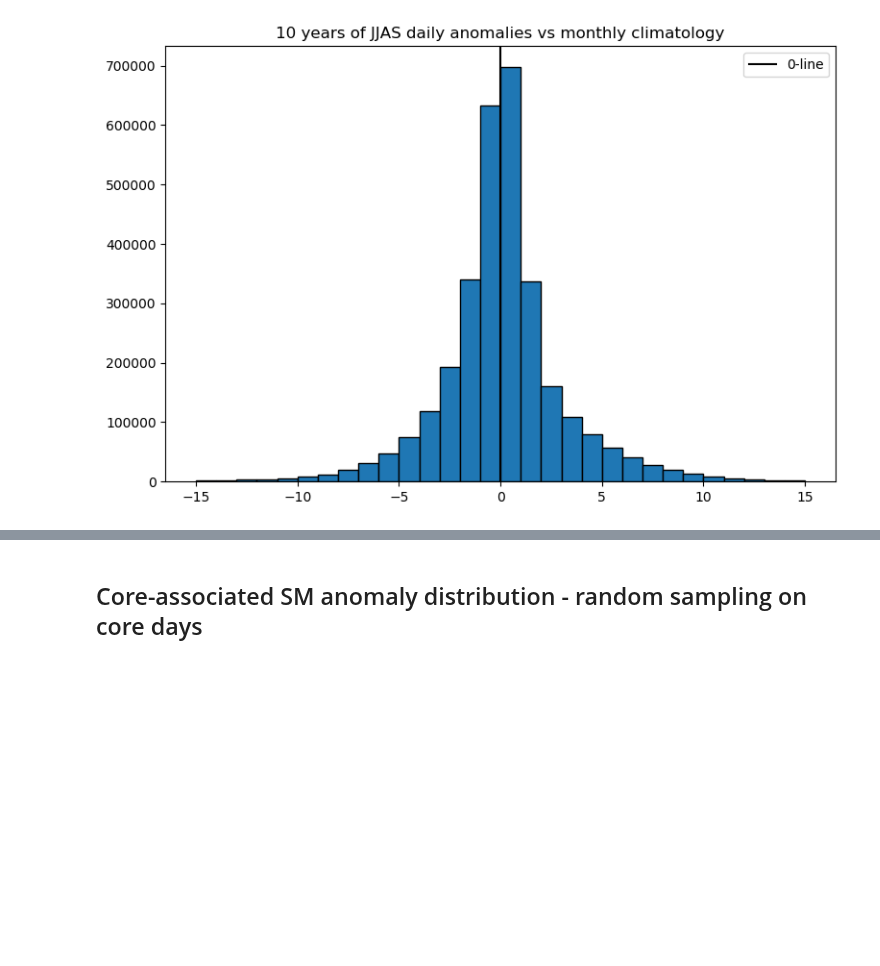
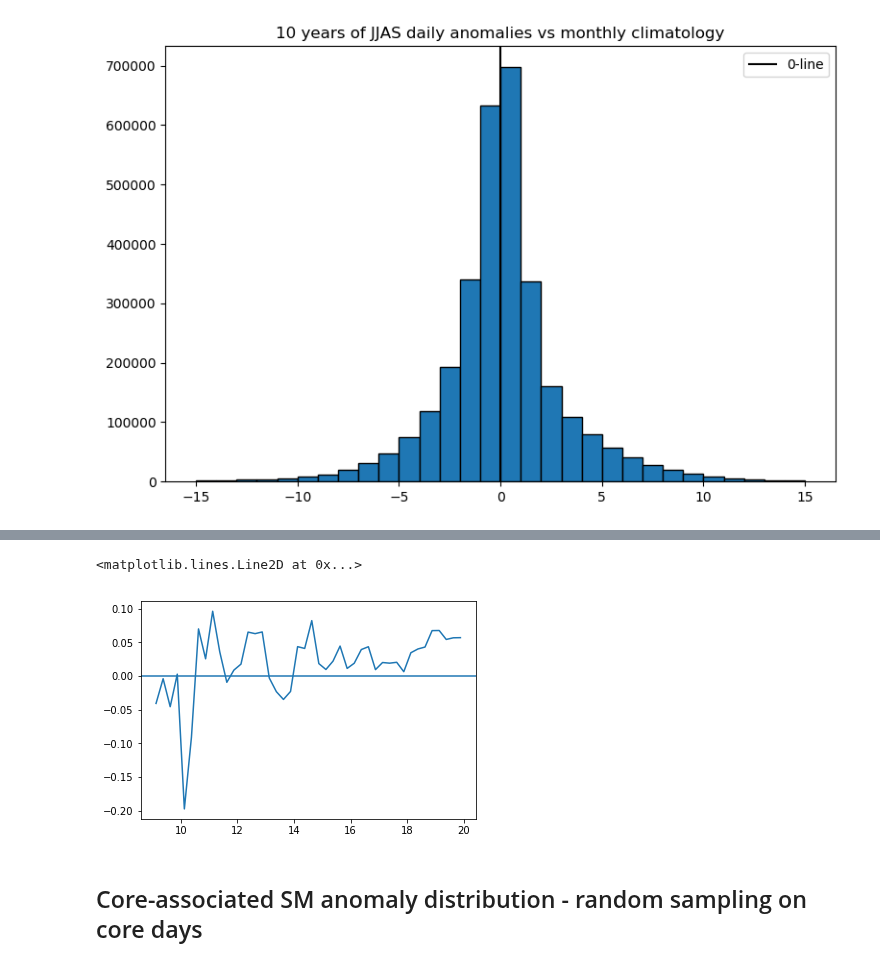
Before and after one commit to cornkle/proj_CEH, a Jupyter notebook: notebooks/AMMA_soil_moisture_distribution_test.ipynb, the cells around one changed output, grey strips where cells are left out. Saved outputs shown, nothing was run; the diff lists cells and outputs as text; code cells hidden in the pictures; blank space fills up the shorter version.

```diff
--- a/notebooks/AMMA_soil_moisture_distribution_test.ipynb
+++ b/notebooks/AMMA_soil_moisture_distribution_test.ipynb
@@ -93,3 +104,9 @@ plt.legend()
+# %%
+plt.plot(lat.lat, lat.mean(dim='time'))
+plt.axhline(y=0)
+# %% [output]
+<matplotlib.lines.Line2D at 0x...>
+[figure, added]
 # %% [markdown]
 ## Core-associated SM anomaly distribution - random sampling on core days
 # %%
```
Also changed, not shown: parts of 4 cells of this notebook, 8 other files.
